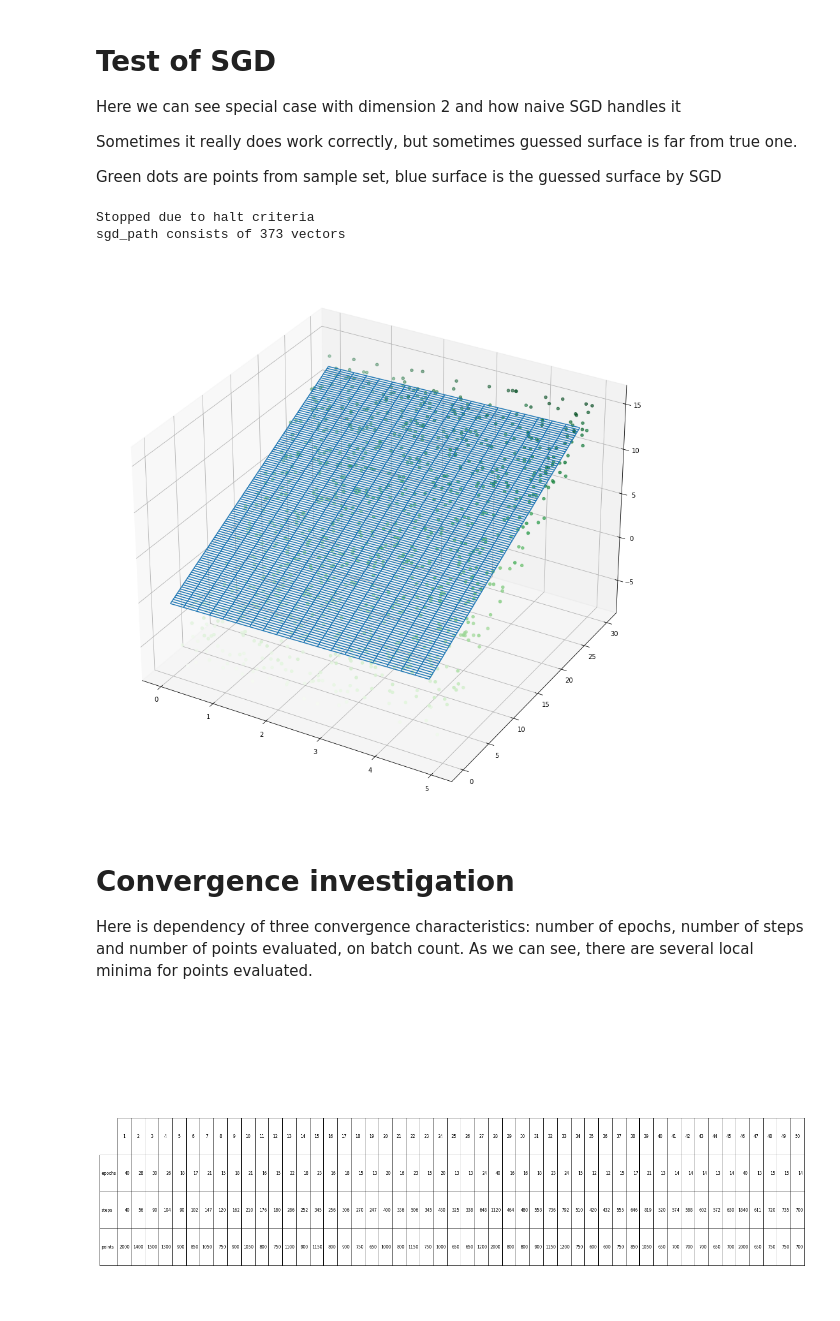
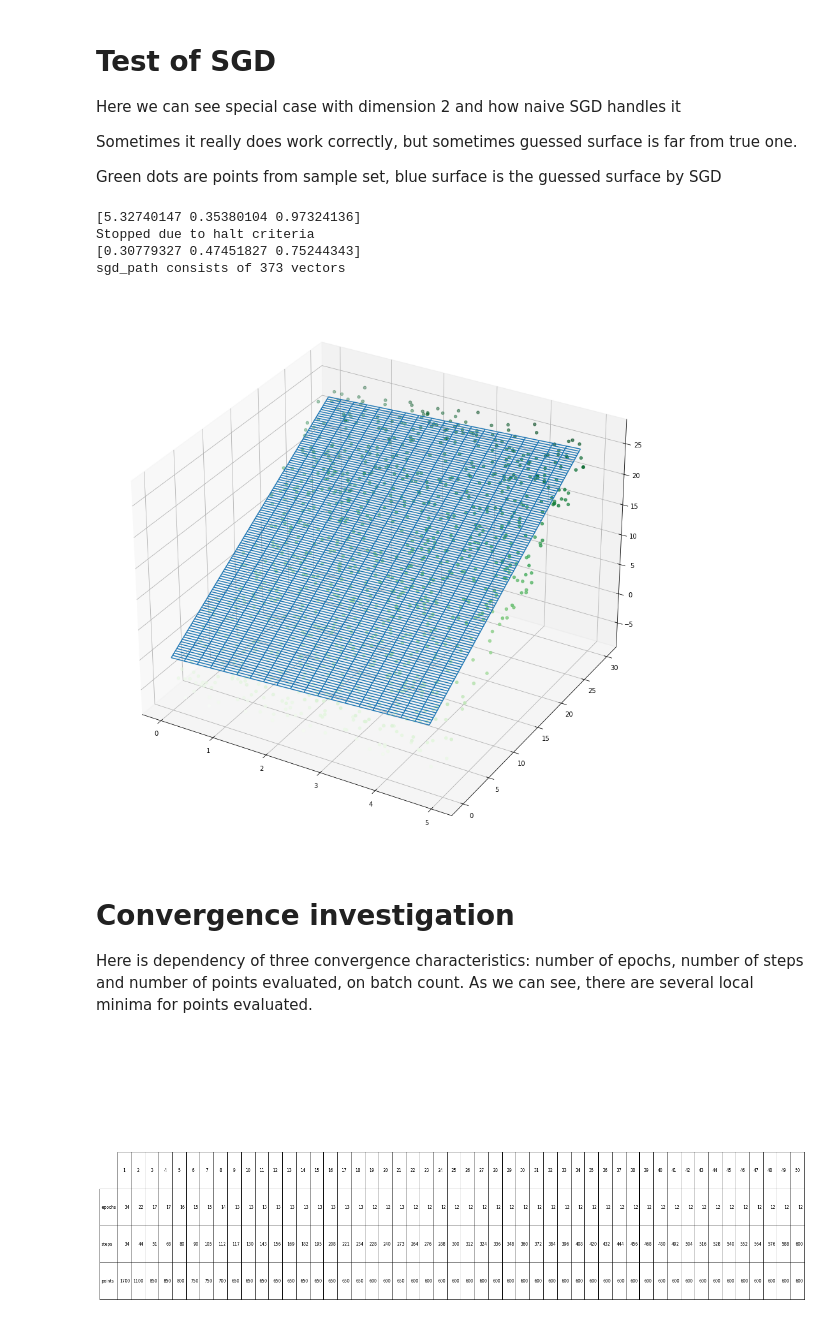
Before and after one commit to YuriNeverov/Optimization-Methods-Gradient-Descent, a Jupyter notebook: StochasticGradientDescent.ipynb, the cells around one changed output. Saved outputs shown, nothing was run; the diff lists cells and outputs as text; code cells hidden in the pictures.

```diff
--- a/StochasticGradientDescent.ipynb
+++ b/StochasticGradientDescent.ipynb
@@ -15,12 +23,30 @@ class SampleSet:
 
 
 class SteppingFunction:
-  def __init__(self, fun: Callable[[np.ndarray, int], float]):
-    assert type(fun(np.array([0, 0, 0]), 10)) is float
-    self.fun = fun
+  def __init__(self, pt_grad = lambda w, pt_x, pt_y: -2 * (pt_y - w.dot(pt_x)) * pt_x):
+    self.pt_grad = pt_grad
 
-  def __call__(self, prev_point: np.ndarray, step_number: int) -> float:
-    return self.fun(prev_point, step_number)
+  def calc_pt_grad(self, w, pt_x, pt_y):
+    return self.pt_grad(w, pt_x, pt_y)
+
+  def fun(self, prev_x: np.ndarray, grad: np.ndarray, step_number: int):
+    return prev_x
+
+  def __call__(self, prev_x: np.ndarray, grad: np.ndarray, step_number: int) -> float:
+    return self.fun(prev_x, grad, step_number)
+
+
+class StepBasedSF(SteppingFunction):
+  def __init__(self, a: float, d: float, r: int):
+    super().__init__()
+    self.a = a
+    self.d = d
+    self.r = r
+
+  def fun(self, prev_x: np.ndarray, grad: np.ndarray, step_number: int):
+    lr: float = self.a * (self.d ** ((1 + step_number) // self.r))
+    return prev_x - lr * grad
+
 
 class ConvergenceStat:
   def __init__(self, total_epochs: int, total_steps: int, total_points: int):
@@ -36,6 +62,7 @@ def sgd_linear_regression(
         eps: float,
         batches: int,
         step_fun: SteppingFunction,
+        w: np.ndarray = None,
         verbose=False,
         normalize=False
 ) -> (np.ndarray, ConvergenceStat):
@@ -45,7 +72,8 @@ def sgd_linear_regression(
   # dL / dw = - 1 / l * sum for i in range(1, l) 2 * (y[i] - <w, X[i]>) * X[i]
   sample_size: int = sample_set.sample_size
   dimension: int = sample_set.dim
-  w: np.ndarray = np.random.random(dimension + 1)
+  if not isinstance(w, np.ndarray):
+    w = np.random.random(dimension + 1)
   ws = [w]
 
   # Statistics
@@ -77,13 +105,12 @@ def sgd_linear_regression(
       for pt_num in range(batch * batch_size, sup_pt_num):
         pt_x, pt_y = X_perm[pt_num], y_perm[pt_num]
         delta = pt_y - w.dot(pt_x)
-        error += -2 * delta * pt_x
+        error += step_fun.calc_pt_grad(w, pt_x, pt_y)
         cnt += 1
         overall_error += delta ** 2
         total_points += 1
       error /= cnt
-      lr = step_fun(w, len(ws))
-      w -= lr * error
+      w = step_fun(w, error, len(ws))
       ws.append(w)
       total_steps += 1
 
@@ -228,37 +255,41 @@ Green dots are points from sample set, blue surface is the guessed surface by SG
 # %%
 def test_sgd_uniform_noise():
   sample_size = 1000
   x_dim = 2
   const_bound = 20
   x_bound = 5
   y_bound = 30
   bounds = np.array([x_bound, y_bound])
 
   sample_set, w_true = generate_samples(sample_size, x_dim, NoiseLevel(NoiseLevel.NoiseKind.UNIFORM, 0.2, 0.2), const_bound, bounds)
   x_data, y_data = sample_set.Xs[:, 1], sample_set.Xs[:, 2]
   z_data = sample_set.ys
 
-  step_fun = SteppingFunction(lambda prev_x, step_num: 0.001 ** ((1 + step_num) // 2))
+  print(w_true)
+  step_fun = StepBasedSF(1, 0.001, 2)
 
   sgd_path, _ = sgd_linear_regression(sample_set, 40, 0.00001, int(np.sqrt(sample_size)), step_fun, verbose=True)
+  print(sgd_path[-1])
   print(f"sgd_path consists of {len(sgd_path)} vectors")
   w_sgd: np.ndarray = sgd_path[-1]
   x_sgd = np.arange(0, x_bound, 0.25)
   y_sgd = np.arange(0, y_bound, 0.25)
 
   z_sgd = np.array([[np.array([-1, x, y]).dot(w_sgd) for x in x_sgd] for y in y_sgd])
   x_sgd, y_sgd = np.meshgrid(x_sgd, y_sgd)
   ax = plt.axes((0, 0, 3, 3), projection='3d')
   ax.scatter3D(x_data, y_data, z_data, c=z_data, cmap='Greens')
   ax.plot_wireframe(x_sgd, y_sgd, z_sgd, rstride=1, cstride=1)
 
 test_sgd_uniform_noise()
 # %% [output]
+[5.32740147 0.35380104 0.97324136]
 Stopped due to halt criteria
+[0.30779327 0.47451827 0.75244343]
 sgd_path consists of 373 vectors
-[figure, old version]
+[figure, new version]
 # %% [markdown]
-# Convergence investigation
+  # Convergence investigation
 
 Here is dependency of three convergence characteristics: number of epochs, number of steps
 and number of points evaluated, on batch count. As we can see, there are several local minima
```
Also changed, not shown: parts of 11 cells of this notebook.
